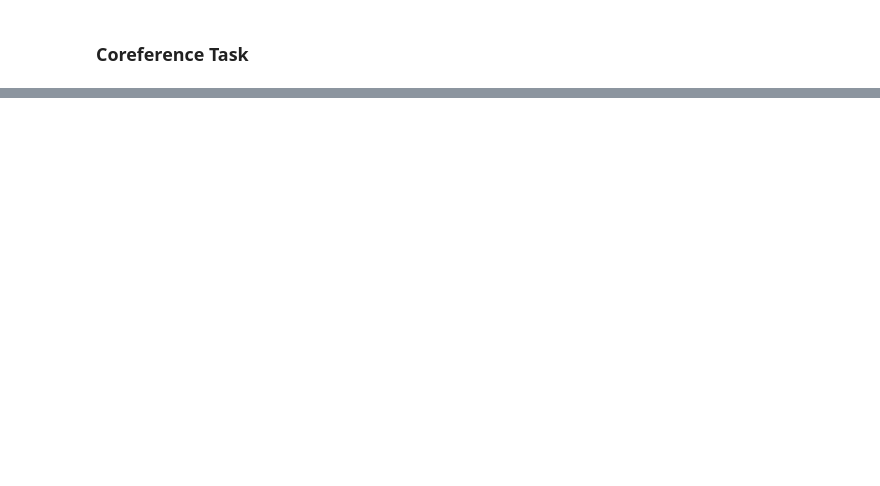
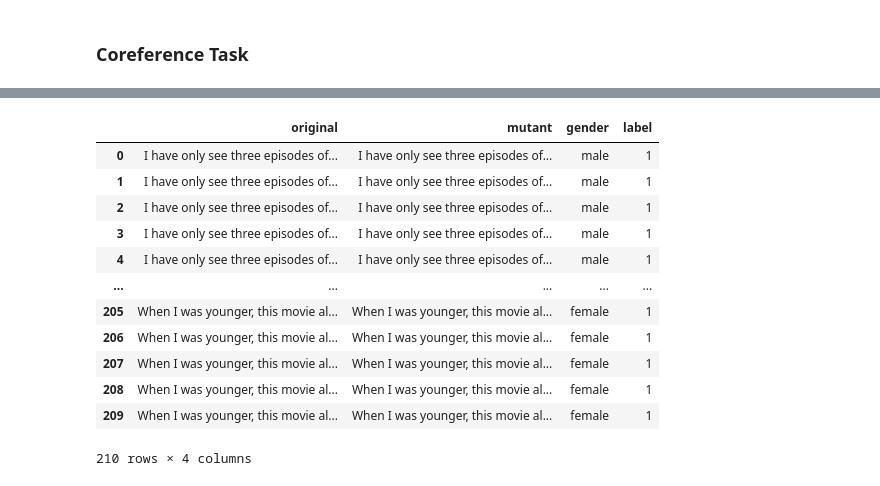
Before and after one commit to soarsmu/BiasFinder, a Jupyter notebook: data/mutant-generation.ipynb, the cells around one changed output, grey strips where cells are left out. Cells and saved outputs as stored; diff of their text form; code cells hidden in the pictures; blank space fills up the shorter version.

Commit message:
mutant generation from dataframe

```diff
--- a/data/mutant-generation.ipynb
+++ b/data/mutant-generation.ipynb
@@ -469,5 +427,5 @@ False
 # %%
-mnames = ["James", "John", "Robert", "Michael", "Whilliam", "Richard"]
+mnames = ["James", "John", "Robert", "Michael", "Richard"]
 fnames = ["Jessica", "Patricia", "Jennifer", "Linda", "Elizabeth"]
 
 # masculine pronoun
@@ -491,9 +449,12 @@ class Coref:
     is_male = False
     subject_reference = None
 
-    def __init__(self, original, resolved, refs):
-        self.original = str(original)
-        self.resolved = str(resolved)
+    def __init__(self, text):
+
+        self.original = str(text)
+        doc = nlp(text)
+        refs = doc._.coref_clusters
+        self.resolved = str(doc._.coref_resolved)
         self.refs = []
         for r in refs :
             self.refs.append(Ref(r.main, r.mentions))
@@ -566,7 +527,7 @@ class Coref:
 
                     t.append(chunk[i])
                     i += 1
-                mutant.append("".join(t))
+                mutant.append({"gender": "male", "text": "".join(t)})
             for name in fnames :
                 t = []
                 t.append(chunk[0])
@@ -579,8 +540,9 @@ class Coref:
 
                     t.append(chunk[i])
                     i += 1
-                mutant.append("".join(t))
+                mutant.append({"gender": "female", "text": "".join(t)})
         else :
+            gender = "female"
             for name in mnames :
                 t = []
                 t.append(chunk[0])
@@ -593,7 +555,7 @@ class Coref:
 
                     t.append(chunk[i])
                     i += 1
-                mutant.append("".join(t))
+                mutant.append({"gender": "male", "text": "".join(t)})
             for name in fnames :
                 t = []
                 t.append(chunk[0])
@@ -606,10 +568,10 @@ class Coref:
 
                     t.append(chunk[i])
                     i += 1
-                mutant.append("".join(t))
-        print(mutant)
+                mutant.append({"gender": "female", "text": "".join(t)})
+        return mutant
 # %%
-c = Coref(text, doc._.coref_resolved, doc._.coref_clusters)
+c = Coref(text)
 # %%
 c.get_resolved()
 # %% [output]
@@ -640,0 +613,27 @@ My Sister has a dog. She loves him
+# %%
+mutants = []
+for index, row in df.iterrows():
+    label = row['label']
+    text = row['text']
+    c = Coref(text)
+    if c.is_one_subject() :
+        gm = c.generate_mutant_text()
+        for m in gm :
+            mutants.append({"original": text, "mutant": m["text"], "gender": m["gender"], "label": label})
+# %%
+df_mutant = pd.DataFrame(data=mutants)
+df_mutant
+# %% [output]
+|  | original | mutant | gender | label |
+| 0 | I have only see three episodes of... | I have only see three episodes of... | male | 1 |
+| 1 | I have only see three episodes of... | I have only see three episodes of... | male | 1 |
+| 2 | I have only see three episodes of... | I have only see three episodes of... | male | 1 |
+| 3 | I have only see three episodes of... | I have only see three episodes of... | male | 1 |
+| 4 | I have only see three episodes of... | I have only see three episodes of... | male | 1 |
+| ... | ... | ... | ... | ... |
+| 205 | When I was younger, this movie al... | When I was younger, this movie al... | female | 1 |
+| 206 | When I was younger, this movie al... | When I was younger, this movie al... | female | 1 |
+| 207 | When I was younger, this movie al... | When I was younger, this movie al... | female | 1 |
+| 208 | When I was younger, this movie al... | When I was younger, this movie al... | female | 1 |
+| 209 | When I was younger, this movie al... | When I was younger, this movie al... | female | 1 |
+210 rows × 4 columns
```
Also changed, not shown: parts of 21 cells of this notebook.
